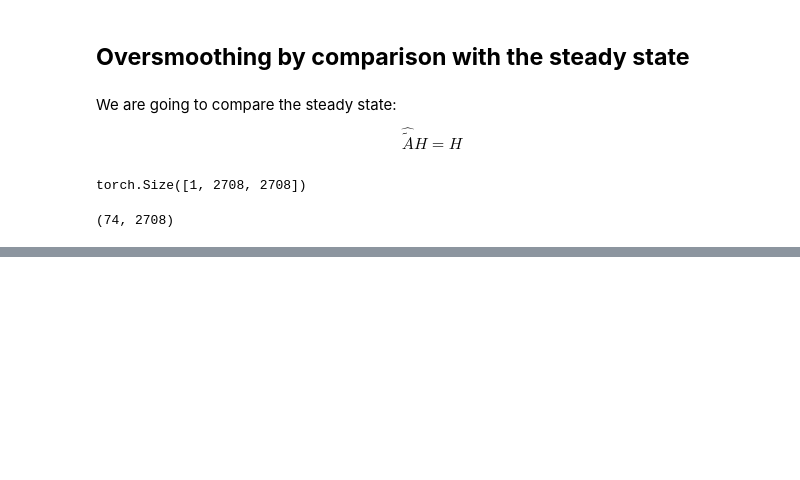
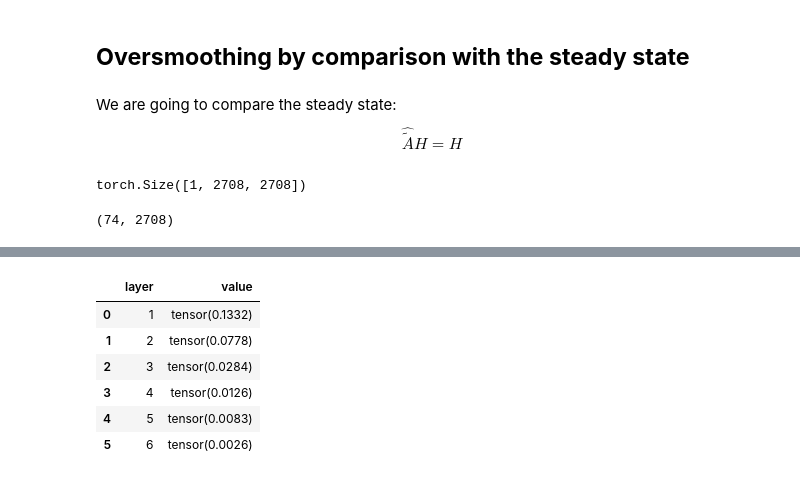
Before and after one commit to achrafash/gnn-receptive-fields, a Jupyter notebook: 03_smoothing_metrics.ipynb, the cells around one changed output, grey strips where cells are left out. Cells and saved outputs as stored; diff of their text form; code cells hidden in the pictures; blank space fills up the shorter version.

```diff
--- a/03_smoothing_metrics.ipynb
+++ b/03_smoothing_metrics.ipynb
@@ -608,0 +699,11 @@ eigenvectors[eigenvalues == 1].shape
+# %%
+def shortest_path_mad(in_arr, shortest_paths):
+    """Computes MAD of all node with shortest path normalization
+
+    Args:
+        - h [num_nodes, num_nodes]: representation matrix
+        - shortest_paths [num_nodes, num_nodes]: matrix of shortest path lengths
+    """
+
+    return mad_value(in_arr=in_arr,
+                     mask_arr=torch.where(shortest_paths == 0, torch.tensor(0, dtype=torch.float32), 1/shortest_paths**2))
@@ -608,0 +718,12 @@ eigenvectors[eigenvalues == 1].shape
+# %%
+class Metric():
+    def __init__(self, metric, layer, values):
+        self.metric = metric
+        self.layer = layer
+        self.values = values
+
+    def __call__(self, x: torch.Tensor, mode:str):
+        if mode == "eval":
+            idx = len(self.values)
+            self.values.loc[idx] = {'layer':self.layer, 'value':metric(x)}
+        return x
@@ -608,0 +793,2 @@ eigenvectors[eigenvalues == 1].shape
+# %%
+metric = partial(shortest_path_mad, shortest_paths=shortest_path_lens)
@@ -608,0 +856,6 @@ eigenvectors[eigenvalues == 1].shape
+# %%
+model = VanillaGCN(num_layers=7,
+                   hidden_dim=config['hidden_dim'],
+                   num_features=config['num_features'],
+                   num_classes=config['num_classes'],
+                   metric=metric)
@@ -608,0 +874,10 @@ eigenvectors[eigenvalues == 1].shape
+# %%
+model.values
+# %% [output]
+|  | layer | value |
+| 0 | 1 | tensor(0.1332) |
+| 1 | 2 | tensor(0.0778) |
+| 2 | 3 | tensor(0.0284) |
+| 3 | 4 | tensor(0.0126) |
+| 4 | 5 | tensor(0.0083) |
+| 5 | 6 | tensor(0.0026) |
```
Also changed, not shown: parts of 37 cells of this notebook.
